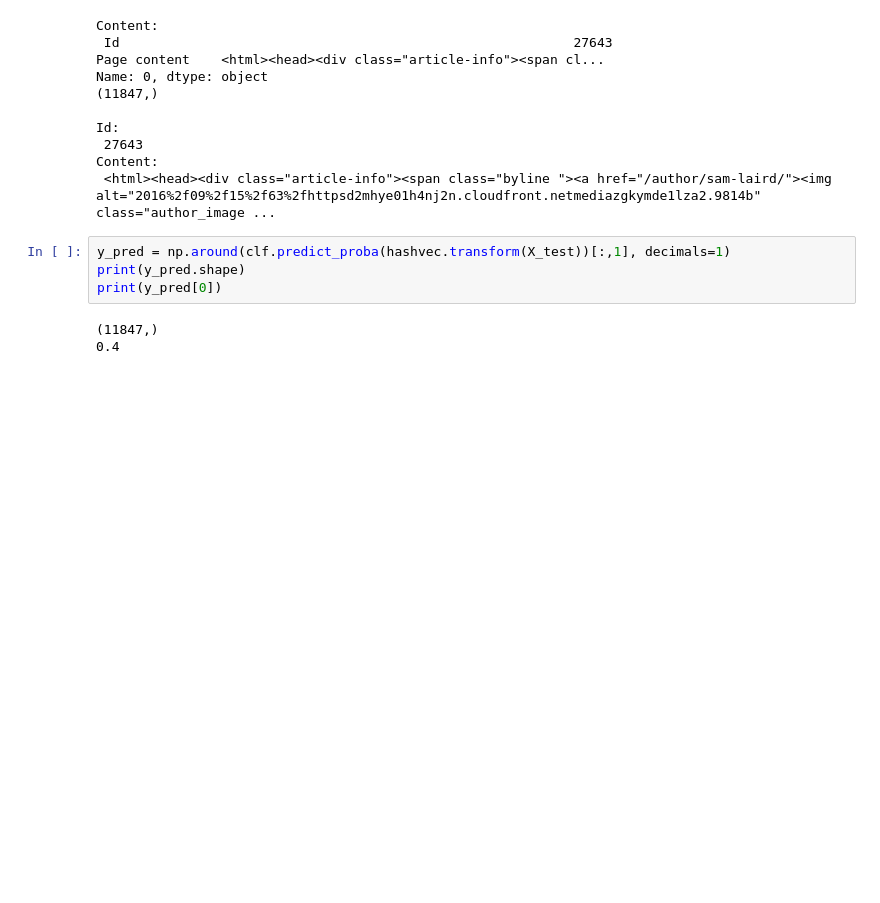
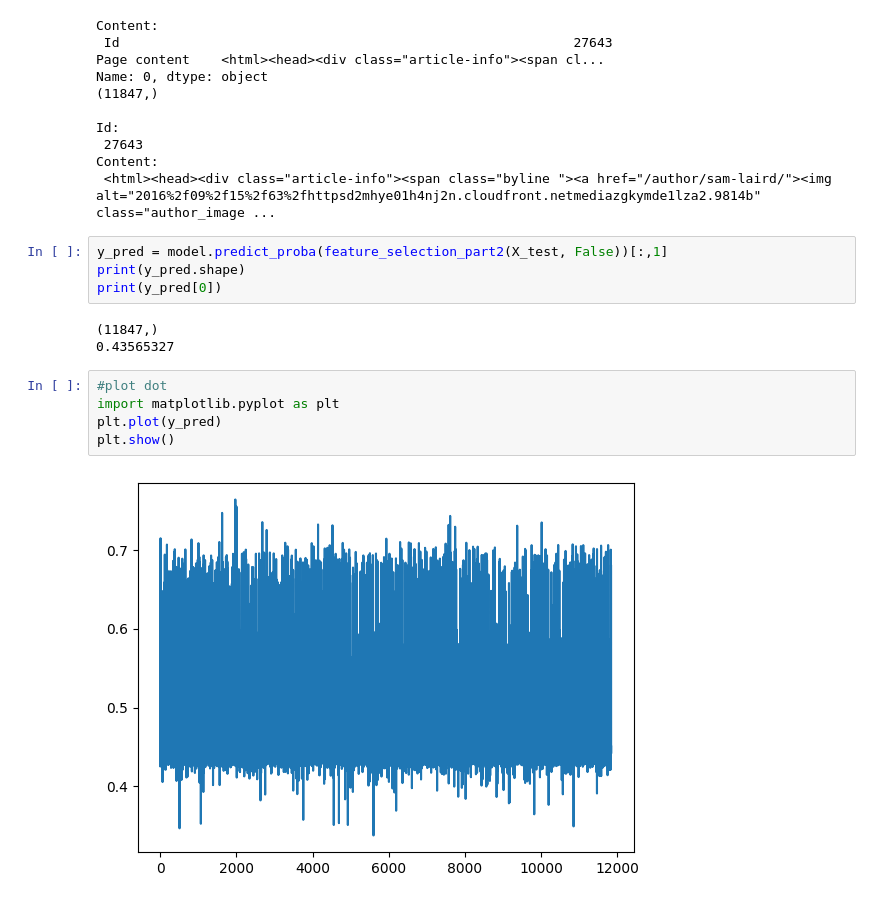
Before and after one commit to DLDaLao2/DeepLearningCups, a Jupyter notebook: Cup1/Cup1.ipynb, the cells around one changed output. Saved outputs shown, nothing was run; the diff lists cells and outputs as text; blank space fills up the shorter version.

```diff
--- a/Cup1/Cup1.ipynb
+++ b/Cup1/Cup1.ipynb
@@ -411,12 +999,19 @@ Id:
 Content:
  <html><head><div class="article-info"><span class="byline "><a href="/author/sam-laird/"><img alt="2016%2f09%2f15%2f63%2fhttpsd2mhye01h4nj2n.cloudfront.netmediazgkymde1lza2.9814b" class="author_image ...
 # %%
-y_pred = np.around(clf.predict_proba(hashvec.transform(X_test))[:,1], decimals=1)
+y_pred = model.predict_proba(feature_selection_part2(X_test, False))[:,1]
 print(y_pred.shape)
 print(y_pred[0])
 # %% [output]
 (11847,)
-0.4
+0.43565327
+# %%
+#plot dot
+import matplotlib.pyplot as plt
+plt.plot(y_pred)
+plt.show()
+# %% [output]
+[figure, added]
 # %%
 output_data = {'Id': Id, 'Popularity': y_pred}
 output_dataframe = pd.DataFrame(output_data)
```
Also changed, not shown: parts of 53 cells of this notebook.
